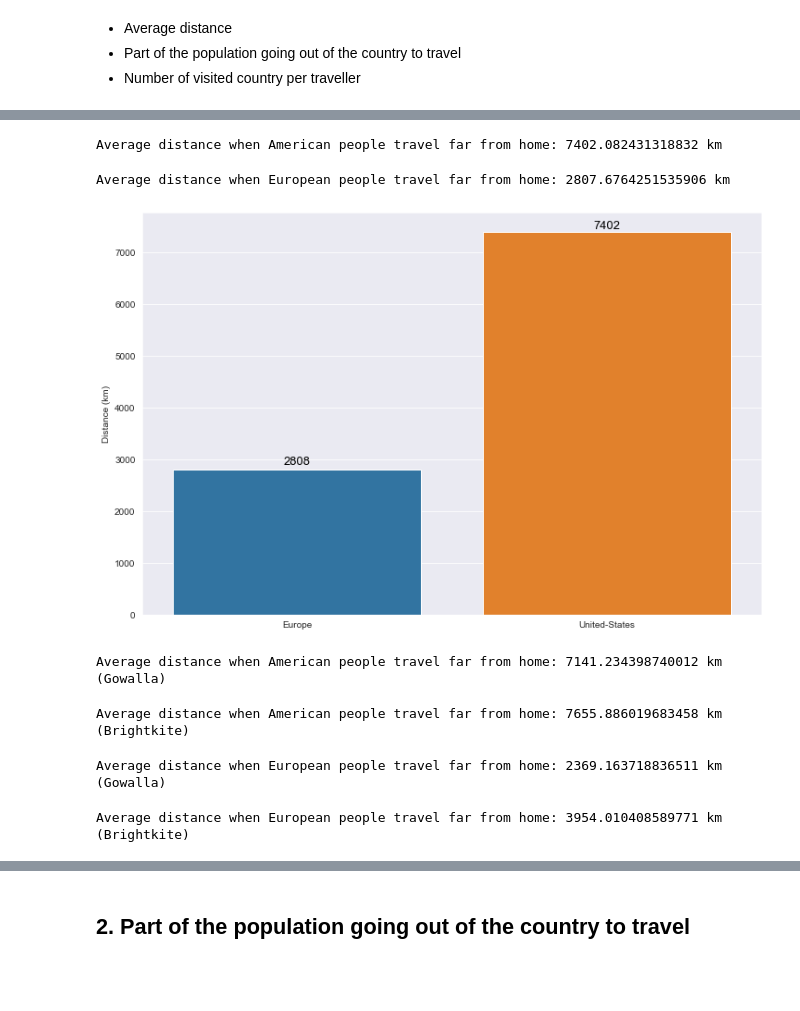
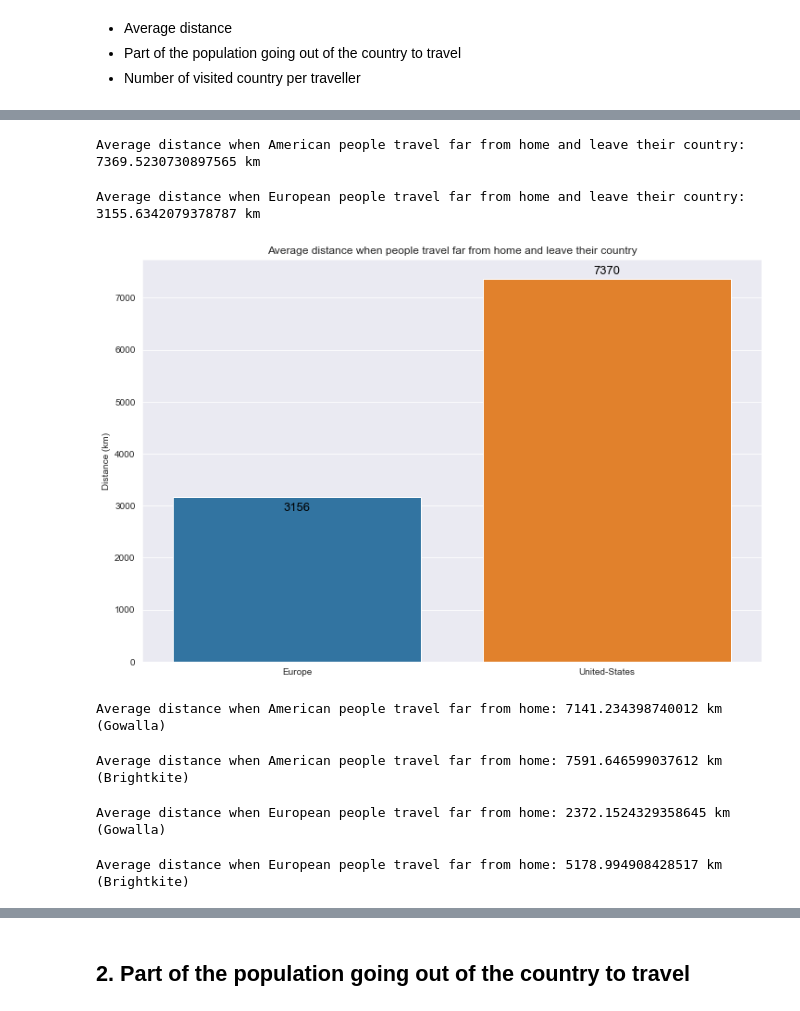
Before and after one commit to epfl-ada/ada-2020-project-milestone-p3-p3_runtime-error, a Jupyter notebook: creative_extension.ipynb, the cells around one changed output, grey strips where cells are left out. Drawn from its saved outputs; the diff is of its cells as text; code cells hidden in the pictures; blank space fills up the shorter version.

```diff
--- a/creative_extension.ipynb
+++ b/creative_extension.ipynb
@@ -28,7 +28,7 @@ LANGUAGE_COUNTRIES_BIS = DATA_FOLDER+"languages.xlsx"
 BRIGHTKITE_TRIPS = DATA_FOLDER+"country_brightkite_trips.csv"
 GOWALLA_TRIPS = DATA_FOLDER+"country_gowalla_trips.csv"
 COUNTRIES_GDP = DATA_FOLDER+"countries_of_the_world.csv"
-CONTINENTS = DATA_FOLDER+"continents2.csv"
+CONTINENTS = DATA_FOLDER+"conti_country.csv"
 
 BRIGHTKITE_TRIPS_FULL = DATA_FOLDER+"brightkite_trips_full_infos.csv"
 GOWALLA_TRIPS_FULL = DATA_FOLDER+"gowalla_trips_full_infos.csv"
@@ -44,7 +44,7 @@ languages2 = pd.read_excel(LANGUAGE_COUNTRIES_BIS, names = ['country', 'language
 brightkite_trips = pd.read_csv(BRIGHTKITE_TRIPS)
 gowalla_trips = pd.read_csv(GOWALLA_TRIPS)
 brightkite_trips_full = pd.read_csv(BRIGHTKITE_TRIPS_FULL)
-continents = pd.read_csv(CONTINENTS, delimiter = ',')
+continents = pd.read_csv(CONTINENTS, delimiter = ',', header = 0, usecols = [1,2,4,6], names = ['country', 'code', 'region', 'continent'])
 gowalla_trips_full = pd.read_csv(GOWALLA_TRIPS_FULL)
 countries_gdp = pd.read_csv(COUNTRIES_GDP, delimiter = ',', usecols = [0, 8], names = ['country', 'gdp'], header = 0)
 # %% [markdown]
@@ -681,7 +711,8 @@ plt.savefig('polynomial_reg_brightkite.png')
 - Part of the population going out of the country to travel
 - Number of visited country per traveller
 # %%
-continents['name'] = continents['name'].str.lower()
+continents['country'] = continents['country'].str.lower()
 continents['region'] = continents['region'].str.lower()
+continents['continent'] = continents['continent'].str.lower()
 continents.head()
 # %% [output]
@@ -694,7 +725,7 @@ continents.head()
 # %%
-gowalla_trips_full = pd.merge(gowalla_trips_full, continents[['name', 'region']], how = 'left', left_on = 'country_home', right_on = 'name')
-gowalla_trips_full.drop(columns = ['name'], inplace = True)
-gowalla_trips_full.rename(columns = {'region':'continent_home'}, inplace = True)
+gowalla_trips_full = pd.merge(gowalla_trips_full, continents[['country', 'continent']], how = 'left', left_on = 'country_home', right_on = 'country')
+gowalla_trips_full.drop(columns = ['country'], inplace = True)
+gowalla_trips_full.rename(columns = {'continent':'continent_home'}, inplace = True)
 gowalla_trips_full.head()
 # %% [output]
 |  | Unnamed: 0 | country_home | country_checkin | user | language_home | language_checkin | same_language | ... |
@@ -704,9 +735,9 @@ gowalla_trips_full.head()
 | 3 | 3 | albania | hungary | 1 | albanian | hungarian | 0 | ... |
 | 4 | 4 | albania | spain | 1 | albanian | castilian | 0 | ... |
 # %%
-brightkite_trips_full = pd.merge(brightkite_trips_full, continents[['name', 'region']], how = 'left', left_on = 'country_home', right_on = 'name')
-brightkite_trips_full.drop(columns = ['name'], inplace = True)
-brightkite_trips_full.rename(columns = {'region':'continent_home'}, inplace = True)
+brightkite_trips_full = pd.merge(brightkite_trips_full, continents[['country', 'continent']], how = 'left', left_on = 'country_home', right_on = 'country')
+brightkite_trips_full.drop(columns = ['country'], inplace = True)
+brightkite_trips_full.rename(columns = {'continent':'continent_home'}, inplace = True)
 brightkite_trips_full.head()
 # %% [output]
 |  | Unnamed: 0 | country_home | country_checkin | user | language_home | language_checkin | same_language | ... |
@@ -732,28 +763,28 @@ brightkite_trips_full['total_distance'] = gowalla_trips_full['user']*gowalla_tri
 # %%
 total_distance_us = gowalla_trips_full[gowalla_trips_full.country_home == 'united states'].total_distance.sum() + brightkite_trips_full[brightkite_trips_full.country_home == 'united states'].total_distance.sum()
 total_users_us = gowalla_trips_full[gowalla_trips_full.country_home == 'united states'].user.sum() + brightkite_trips_full[brightkite_trips_full.country_home == 'united states'].user.sum()
-print('Average distance when American people travel far from home:', total_distance_us/total_users_us, 'km')
+print('Average distance when American people travel far from home and leave their country:', total_distance_us/total_users_us, 'km')
 # %% [output]
-Average distance when American people travel far from home: 7402.082431318832 km
+Average distance when American people travel far from home and leave their country: 7369.5230730897565 km
 # %%
 total_distance_eu = gowalla_trips_full[gowalla_trips_full.continent_home == 'europe'].total_distance.sum() + brightkite_trips_full[brightkite_trips_full.continent_home == 'europe'].total_distance.sum()
 total_users_eu = gowalla_trips_full[gowalla_trips_full.continent_home == 'europe'].user.sum() + brightkite_trips_full[brightkite_trips_full.continent_home == 'europe'].user.sum()
-print('Average distance when European people travel far from home:', total_distance_eu/total_users_eu, 'km')
+print('Average distance when European people travel far from home and leave their country:', total_distance_eu/total_users_eu, 'km')
 # %% [output]
-Average distance when European people travel far from home: 2807.6764251535906 km
+Average distance when European people travel far from home and leave their country: 3155.6342079378787 km
 # %%
 import seaborn as sns
 x = ['Europe', 'United-States']
 y = [total_distance_eu/total_users_eu, total_distance_us/total_users_us]
 sns.set_style("darkgrid")
 plt.figure(figsize=(12, 8))
 fig = sns.barplot(x,y)
-fig.set(ylabel='Distance (km)')
+fig.set(title = 'Average distance when people travel far from home and leave their country', ylabel='Distance (km)')
 fig.text(0, 2900, s = round(y[0]), color='black', ha="center", fontsize = 13)
 fig.text(1, 7450, s = round(y[1]), color='black', ha="center", fontsize = 13)
 fig = fig.get_figure()
 # %% [output]
-[figure, old version]
+[figure, new version]
 # %%
 gowalla_distance_us = gowalla_trips_full[gowalla_trips_full.country_home == 'united states'].total_distance.sum()
 gowalla_users_us = gowalla_trips_full[gowalla_trips_full.country_home == 'united states'].user.sum()
@@ -765,19 +796,19 @@ brightkite_distance_us = brightkite_trips_full[brightkite_trips_full.country_hom
 brightkite_users_us = brightkite_trips_full[brightkite_trips_full.country_home == 'united states'].user.sum()
 print('Average distance when American people travel far from home:', brightkite_distance_us/brightkite_users_us, 'km (Brightkite)')
 # %% [output]
-Average distance when American people travel far from home: 7655.886019683458 km (Brightkite)
+Average distance when American people travel far from home: 7591.646599037612 km (Brightkite)
 # %%
 gowalla_distance_eu = gowalla_trips_full[gowalla_trips_full.continent_home == 'europe'].total_distance.sum()
 gowalla_users_eu = gowalla_trips_full[gowalla_trips_full.continent_home == 'europe'].user.sum()
 print('Average distance when European people travel far from home:', gowalla_distance_eu/gowalla_users_eu, 'km (Gowalla)')
 # %% [output]
-Average distance when European people travel far from home: 2369.163718836511 km (Gowalla)
+Average distance when European people travel far from home: 2372.1524329358645 km (Gowalla)
 # %%
 brightkite_distance_eu = brightkite_trips_full[brightkite_trips_full.continent_home == 'europe'].total_distance.sum()
 brightkite_users_eu = brightkite_trips_full[brightkite_trips_full.continent_home == 'europe'].user.sum()
 print('Average distance when European people travel far from home:', brightkite_distance_eu/brightkite_users_eu, 'km (Brightkite)')
 # %% [output]
-Average distance when European people travel far from home: 3954.010408589771 km (Brightkite)
+Average distance when European people travel far from home: 5178.994908428517 km (Brightkite)
 # %%
 y=[gowalla_distance_us/gowalla_users_us,
    gowalla_distance_eu/gowalla_users_eu,
```
Also changed, not shown: parts of 54 cells of this notebook, 1 other file.
